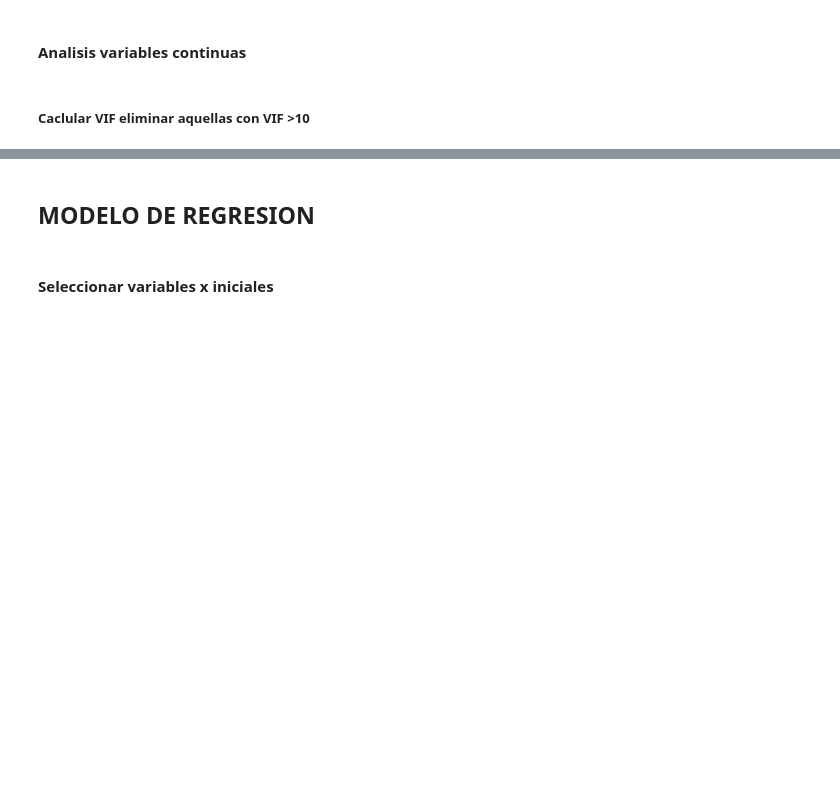
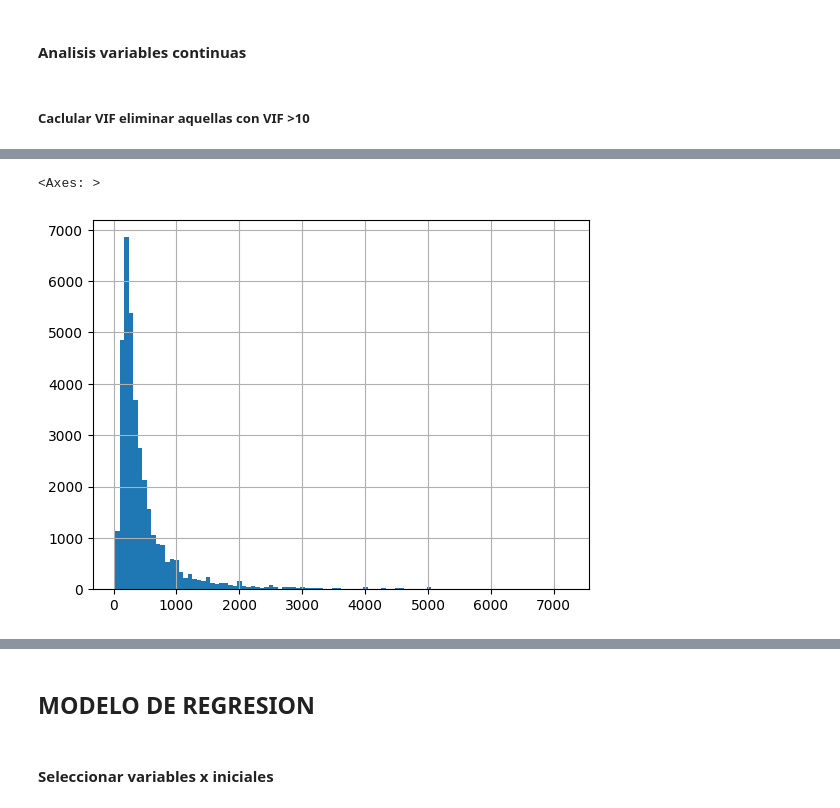
Before and after one commit to iarangom/proyecto-final, a Jupyter notebook: ISABELLA- modelos/Modelos.ipynb, the cells around one changed output, grey strips where cells are left out. Cells and saved outputs as stored; diff of their text form; code cells hidden in the pictures; blank space fills up the shorter version.

Commit message:
df sin percentil 99

```diff
--- a/ISABELLA- modelos/Modelos.ipynb
+++ b/ISABELLA- modelos/Modelos.ipynb
@@ -203,6 +205,12 @@ outliers.shape
 # %%
+#DATAFRAME SIN EL PERCENTIL 99%
 p99 = df["price"].quantile(0.99)
 outliers_99 = df[df["price"] > p99]
 outliers_99
+df_filtrado= df_filtrado = df[df["price"] <= p99]
+df_filtrado["price"].hist(bins=100)
+# %% [output]
+<Axes: >
+[figure, added]
 # %%
 df["price"].hist(bins=100)
```
Also changed, not shown: parts of 6 cells of this notebook, 1 other file.
